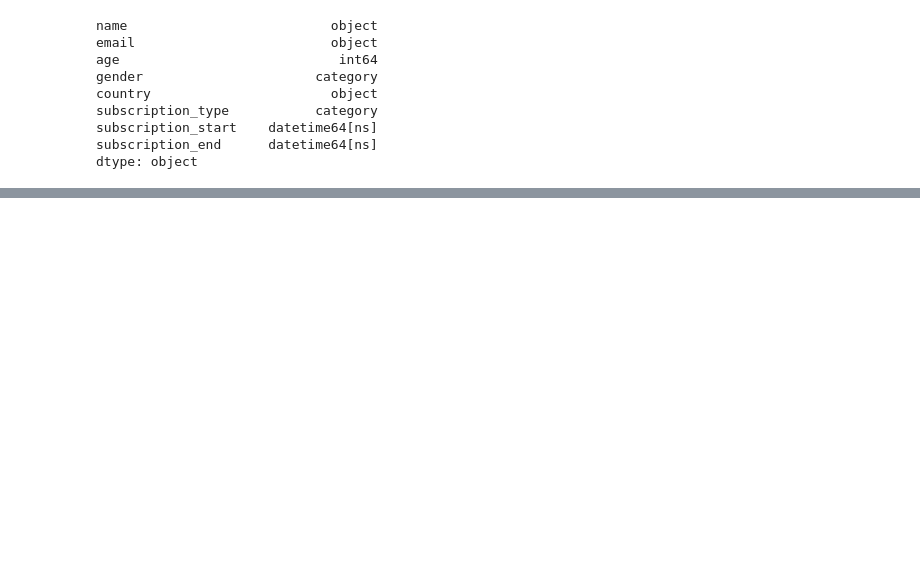
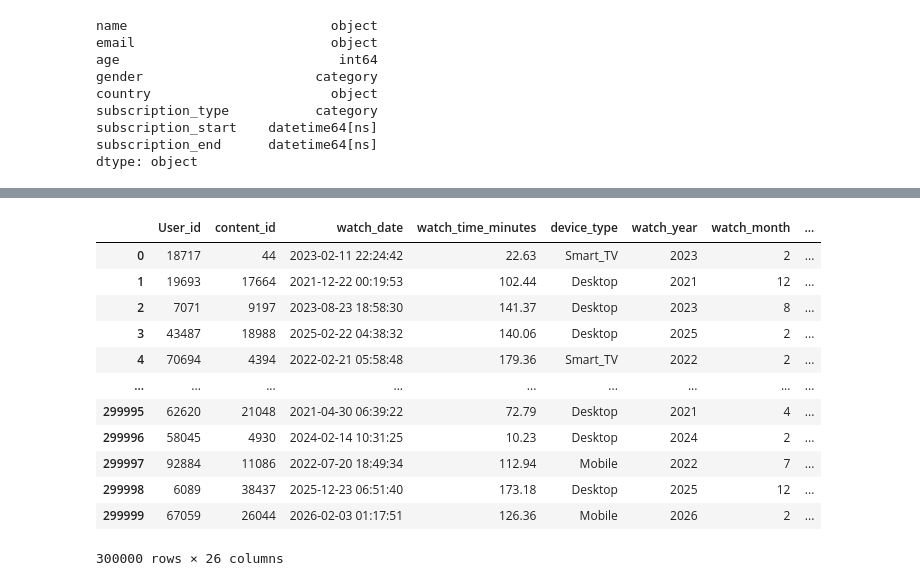
Before and after one commit to 123Sushmita/Netflix_streaming, a Jupyter notebook: NetflixStreaming.ipynb, the cells around one changed output, grey strips where cells are left out. Drawn from its saved outputs; the diff is of its cells as text; code cells hidden in the pictures; blank space fills up the shorter version.

Commit message:
Implemented data preprocessing pipeline: merging datasets, cleaning data, and feature engineering

```diff
--- a/NetflixStreaming.ipynb
+++ b/NetflixStreaming.ipynb
@@ -426,0 +715,18 @@ users_df.groupby('subscription_type').agg(
+# %%
+# Feature Engineering : Subscription duration in  days
+full_df['subscription_days'] = (full_df['subscription_end'] - full_df['subscription_start']).dt.days
+full_df
+# %% [output]
+|  | User_id | content_id | watch_date | watch_time_minutes | device_type | watch_year | watch_month | ... |
+| 0 | 18717 | 44 | 2023-02-11 22:24:42 | 22.63 | Smart_TV | 2023 | 2 | ... |
+| 1 | 19693 | 17664 | 2021-12-22 00:19:53 | 102.44 | Desktop | 2021 | 12 | ... |
+| 2 | 7071 | 9197 | 2023-08-23 18:58:30 | 141.37 | Desktop | 2023 | 8 | ... |
+| 3 | 43487 | 18988 | 2025-02-22 04:38:32 | 140.06 | Desktop | 2025 | 2 | ... |
+| 4 | 70694 | 4394 | 2022-02-21 05:58:48 | 179.36 | Smart_TV | 2022 | 2 | ... |
+| ... | ... | ... | ... | ... | ... | ... | ... | ... |
+| 299995 | 62620 | 21048 | 2021-04-30 06:39:22 | 72.79 | Desktop | 2021 | 4 | ... |
+| 299996 | 58045 | 4930 | 2024-02-14 10:31:25 | 10.23 | Desktop | 2024 | 2 | ... |
+| 299997 | 92884 | 11086 | 2022-07-20 18:49:34 | 112.94 | Mobile | 2022 | 7 | ... |
+| 299998 | 6089 | 38437 | 2025-12-23 06:51:40 | 173.18 | Desktop | 2025 | 12 | ... |
+| 299999 | 67059 | 26044 | 2026-02-03 01:17:51 | 126.36 | Mobile | 2026 | 2 | ... |
+300000 rows × 26 columns
```
Also changed, not shown: parts of 37 cells of this notebook.
